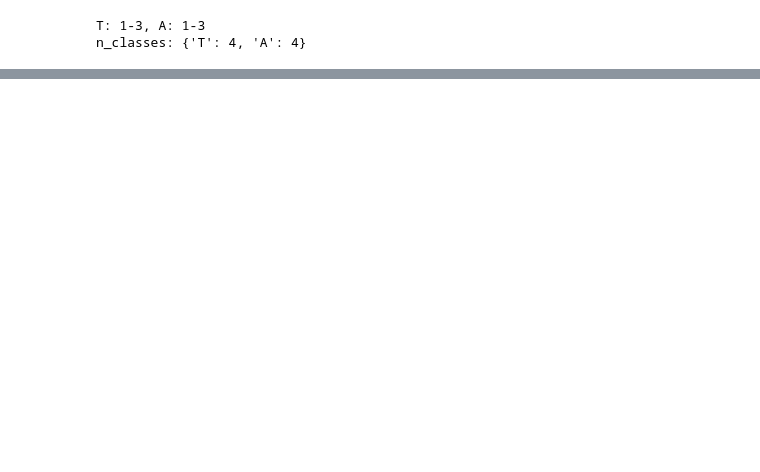
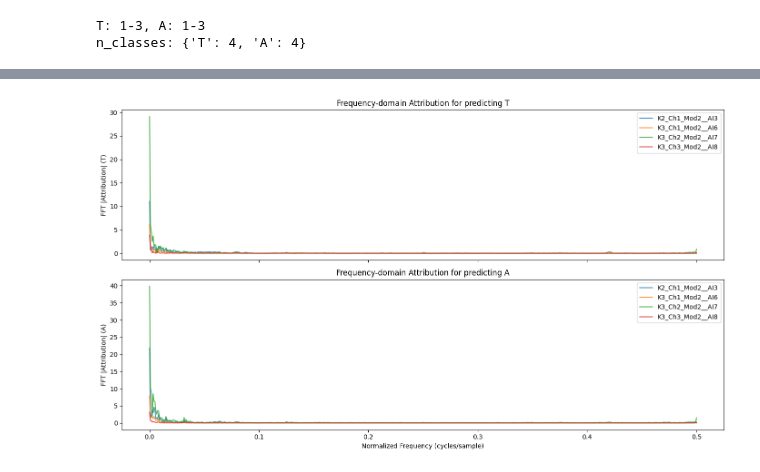
Before and after one commit to felixdivo/sheet-metal-forming-measurement-comparison, a Jupyter notebook: eval-models.ipynb, the cells around one changed output, grey strips where cells are left out. Saved outputs shown, nothing was run; the diff lists cells and outputs as text; code cells hidden in the pictures; blank space fills up the shorter version.

```diff
--- a/eval-models.ipynb
+++ b/eval-models.ipynb
@@ -489,0 +571,23 @@ plt.show()
+# %%
+# Frequency-domain view of attributions (FFT)
+from numpy.fft import rfft, rfftfreq
+
+# Use normalized frequency (unit time step)
+freqs = rfftfreq(avg_attr_T.shape[1], d=1.0)
+fft_attr_T = np.abs(rfft(avg_attr_T, axis=1))
+fft_attr_A = np.abs(rfft(avg_attr_A, axis=1))
+
+fig, axes = plt.subplots(2, 1, figsize=(14, 8), sharex=True)
+
+for ax, fft_attr, label in zip(axes, [fft_attr_T, fft_attr_A], ["T", "A"]):
+    for i, signal_name in enumerate(data_module.signal_keys):
+        ax.plot(freqs, fft_attr[i], label=signal_name, alpha=0.8)
+    ax.set_ylabel(f"FFT |Attribution| ({label})")
+    ax.set_title(f"Frequency-domain Attribution for predicting {label}")
+    ax.legend(loc="upper right")
+
+axes[-1].set_xlabel("Normalized Frequency (cycles/sample)")
+plt.tight_layout()
+plt.show()
+# %% [output]
+[figure, added]
```
Also changed, not shown: parts of 12 cells of this notebook, 3 other files.
